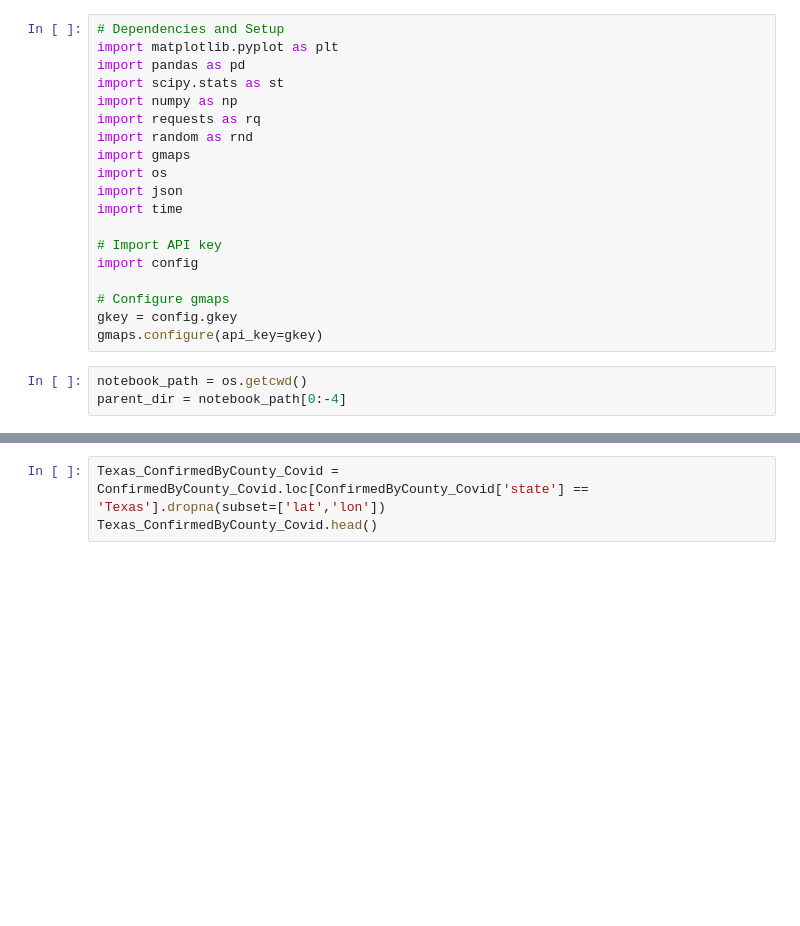
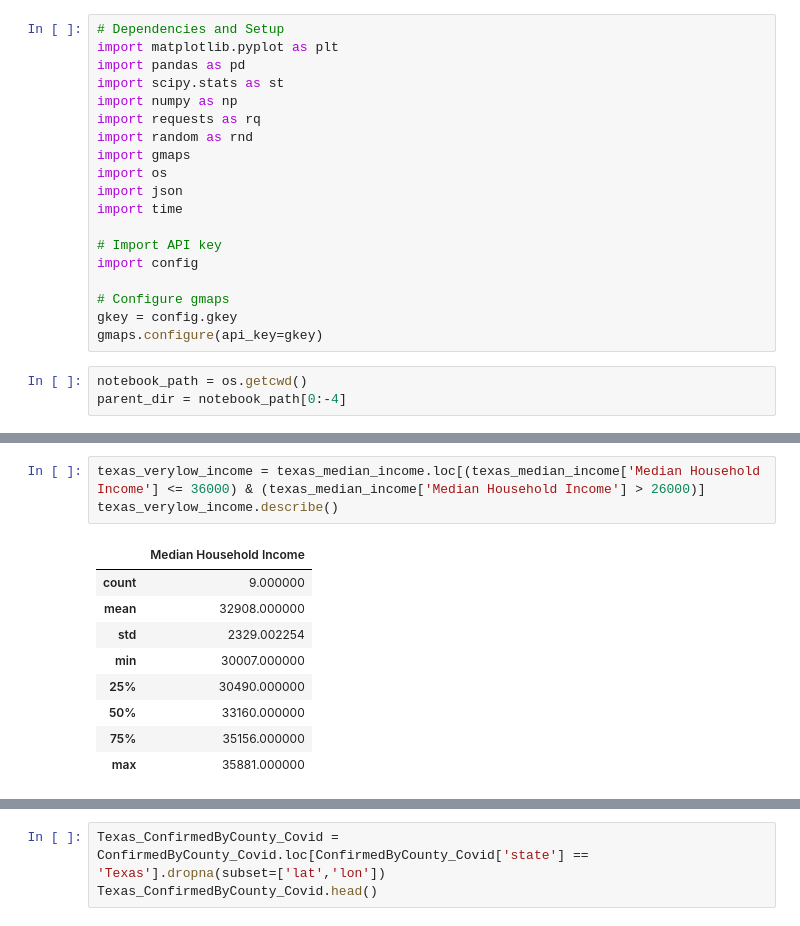
Before and after one commit to inkosi-codes/Covid-19-and-Low-Income-Communities, a Jupyter notebook: src/Covid_and_low_income_communities.ipynb, the cells around one changed output, grey strips where cells are left out. Cells and saved outputs as stored; diff of their text form; blank space fills up the shorter version.

```diff
--- a/src/Covid_and_low_income_communities.ipynb
+++ b/src/Covid_and_low_income_communities.ipynb
@@ -37,0 +67,13 @@ unemployemet_dataset = pd.read_csv(unemployemet_dataset)
+# %%
+texas_verylow_income = texas_median_income.loc[(texas_median_income['Median Household Income'] <= 36000) & (texas_median_income['Median Household Income'] > 26000)]
+texas_verylow_income.describe()
+# %% [output]
+|  | Median Household Income |
+| count | 9.000000 |
+| mean | 32908.000000 |
+| std | 2329.002254 |
+| min | 30007.000000 |
+| 25% | 30490.000000 |
+| 50% | 33160.000000 |
+| 75% | 35156.000000 |
+| max | 35881.000000 |
```
Also changed, not shown: parts of 9 cells of this notebook, 1 other file.
